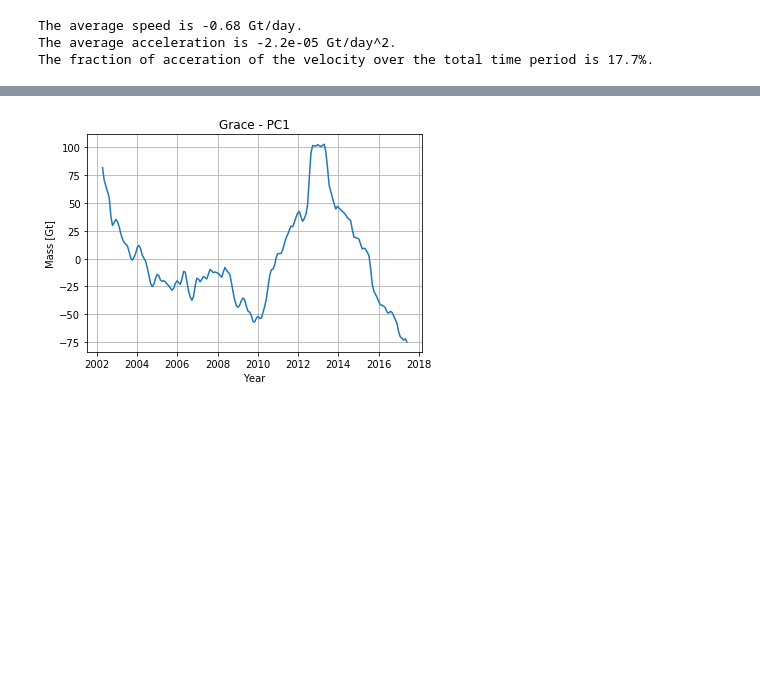
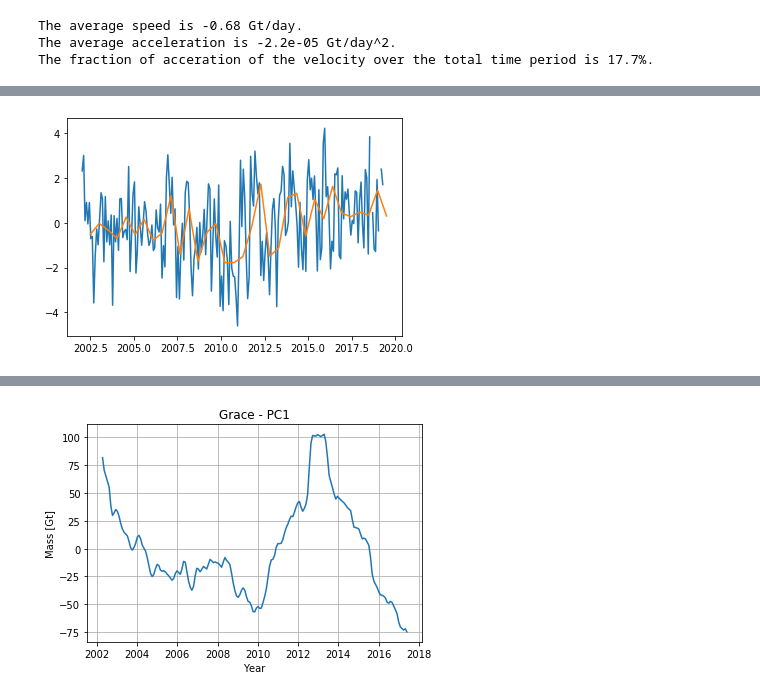
Before and after one commit to AdriaanGr/MAIO_project, a Jupyter notebook: MAIO_project2.ipynb, the cells around one changed output, grey strips where cells are left out. Drawn from its saved outputs; the diff is of its cells as text; code cells hidden in the pictures; blank space fills up the shorter version.

```diff
--- a/MAIO_project2.ipynb
+++ b/MAIO_project2.ipynb
@@ -214,0 +232,8 @@ plt.show()
+# %%
+ps = seasons(nao_t,nao_d, ttype='i')
+
+plt.plot(nao_t[nao_t >0] / 365.25 / 86400+2002, nao_d[nao_t >0])
+plt.plot(ps[0],ps[1])
+plt.show()
+# %% [output]
+[figure, added]
```
Also changed, not shown: parts of 3 cells of this notebook.
